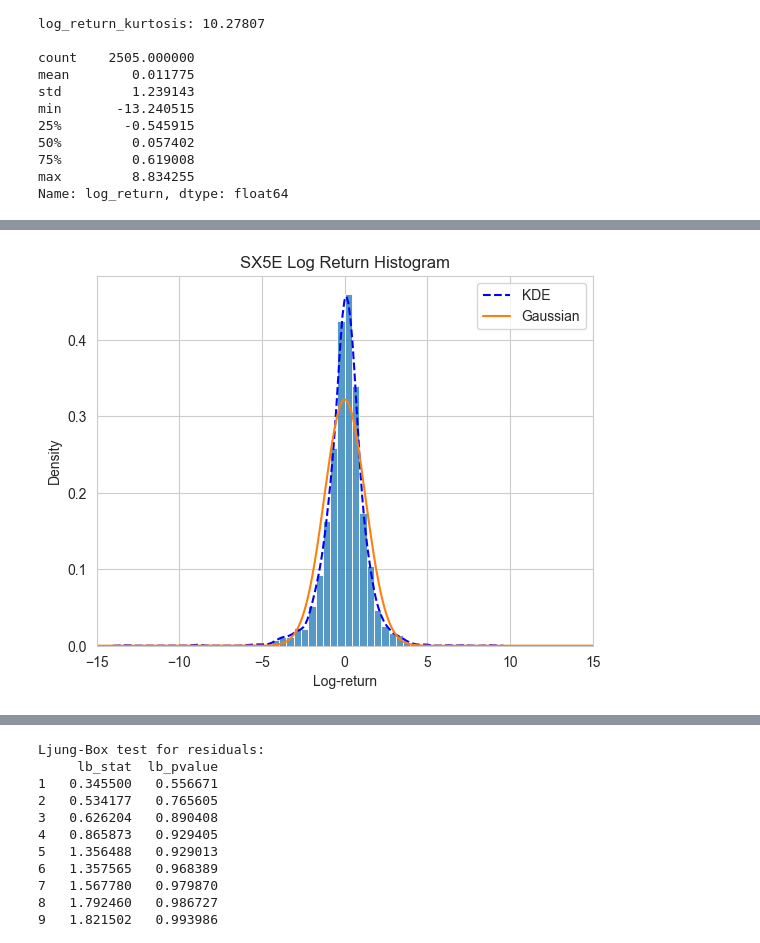
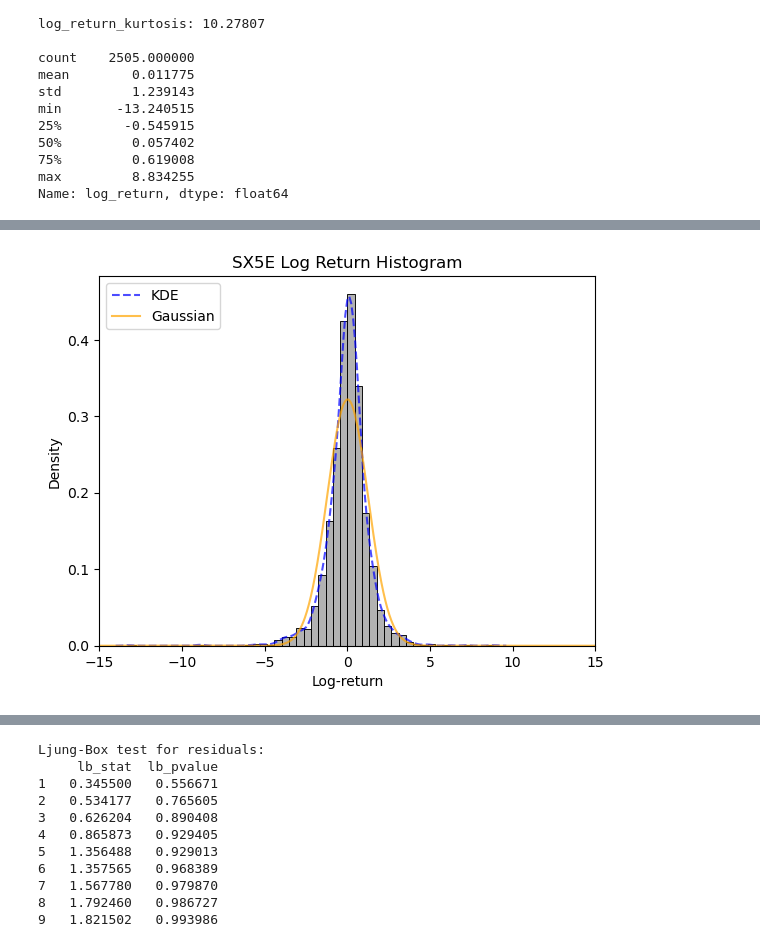
Before and after one commit to yibo-wang-25/QRM_Coursework_1, a Jupyter notebook: Part_A/code.ipynb, the cells around one changed output, grey strips where cells are left out. Cells and saved outputs as stored; diff of their text form; code cells hidden in the pictures.

```diff
--- a/Part_A/code.ipynb
+++ b/Part_A/code.ipynb
@@ -11,5 +11,5 @@ from tensorflow.python.kernel_tests.random.util import anderson_darling
 # %%
-df = pd.read_csv('data/QRM-2025-cw1-data-a.csv')
+df = pd.read_csv('../data/QRM-2025-cw1-data-a.csv')
 df_nodelay = df['Adj Close']
 df_delay = df['Adj Close'].shift(1)
 df['log_return'] = (np.log(df_nodelay) - np.log(df_delay)) * 100
@@ -59,15 +61,15 @@ Name: log_return, dtype: float64
 # %%
 # Part (i)
 # Plot histogram of SX5E daily log return, kernel density estimate and the fitted Gaussian pdf.
 
 x = np.linspace(-15,15,1000)
 
-ax = sns.histplot(data=df['log_return'], bins=50, stat="density")
-sns.kdeplot(data=df['log_return'], color="blue", linestyle="--", label = 'KDE')
-ax.plot(x,norm.pdf(x,mu,std),color = 'C1', label = 'Gaussian')
+ax = sns.histplot(data=df['log_return'], color="gray", alpha = 0.6, bins=50, stat="density")
+sns.kdeplot(data=df['log_return'], color="blue", alpha = 0.7, linestyle="--", label = 'KDE')
+ax.plot(x,norm.pdf(x,mu,std),color = "orange", alpha = 0.7, label = 'Gaussian')
 ax.set(xlabel='Log-return', ylabel='Density',title = 'SX5E Log Return Histogram')
 ax.set_xlim(-15, 15)
-ax.legend()
+ax.legend(loc = "upper left")
 plt.show()
 # %% [output]
-[figure, old version]
+[figure, new version]
```
Also changed, not shown: parts of 30 cells of this notebook, 1 other file.
